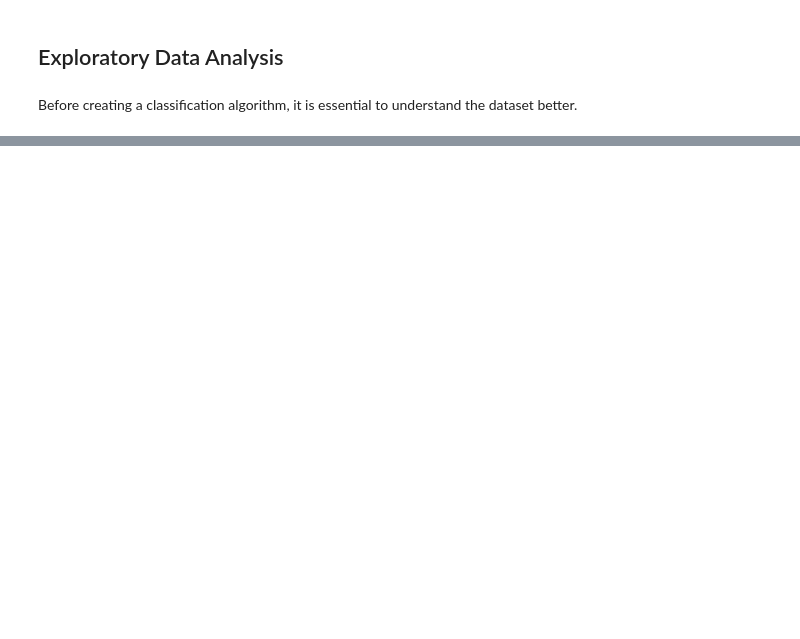
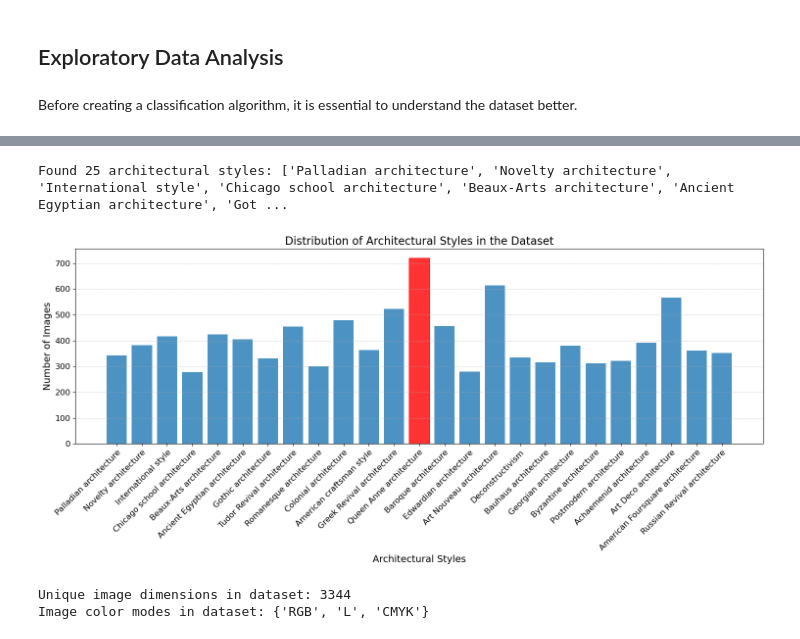
Before and after one commit to AttePiltonen/architectural_classifier, a Jupyter notebook: EDA.ipynb, the cells around one changed output, grey strips where cells are left out. Saved outputs shown, nothing was run; the diff lists cells and outputs as text; code cells hidden in the pictures; blank space fills up the shorter version.

```diff
--- a/EDA.ipynb
+++ b/EDA.ipynb
@@ -20,0 +12,70 @@ Deconstructivism
+# %%
+## Set the path to the dataset
+DATA_PATH = 'architectural-styles-dataset'  # Replace with your dataset path
+
+## Get the list of architectural styles (folders in the directory)
+styles = [folder for folder in os.listdir(DATA_PATH) if not folder.startswith('.')]
+print(f"Found {len(styles)} architectural styles: {styles}")
+# %% [output]
+Found 25 architectural styles: ['Palladian architecture', 'Novelty architecture', 'International style', 'Chicago school architecture', 'Beaux-Arts architecture', 'Ancient Egyptian architecture', 'Got ...
+# %%
+## Check the number of images in each style
+style_counts = {}
+for style in styles:
+    style_counts[style] = len(os.listdir(os.path.join(DATA_PATH, style)))
+# %%
+# Set the figure size and color for the bars
+plt.figure(figsize=(15, 7))
+color = '#1f77b4'
+
+# Plot the data
+bars = plt.bar(style_counts.keys(), style_counts.values(), color=color, alpha=0.8)
+
+# Highlight the bar with the highest value
+max_val = max(style_counts.values())
+bars[np.argmax(list(style_counts.values()))].set_color('red')
+
+# Set labels, title, and add grid
+plt.xlabel('Architectural Styles', fontsize=14)
+plt.ylabel('Number of Images', fontsize=14)
+plt.xticks(rotation=45, ha="right", fontsize=12, rotation_mode='anchor')
+plt.yticks(fontsize=12)
+plt.title('Distribution of Architectural Styles in the Dataset', fontsize=16)
+plt.grid(axis='y', linestyle='--', linewidth=0.5, alpha=0.9)
+
+# Use tight layout to ensure everything fits
+plt.tight_layout()
+
+# Display the graph
+plt.show()
+# %% [output]
+[figure, added]
+# %%
+# Initialize variables
+dimensions = set()
+color_types = set()
+dimension_distribution = {}
+
+# Analyze images
+for style in styles:
+    for image_file in os.listdir(os.path.join(DATA_PATH, style)):
+        if not image_file.startswith('.'):
+            image_path = os.path.join(DATA_PATH, style, image_file)
+            with Image.open(image_path) as img:
+                # Dimensions
+                dimensions.add(img.size)
+
+                # Color type (grayscale or RGB)
+                color_types.add(img.mode)
+
+                # Distribution of dimensions
+                if img.size in dimension_distribution:
+                    dimension_distribution[img.size] += 1
+                else:
+                    dimension_distribution[img.size] = 1
+
+print(f"Unique image dimensions in dataset: {len(dimensions)}")
+print(f"Image color modes in dataset: {color_types}")
+# %% [output]
+Unique image dimensions in dataset: 3344
+Image color modes in dataset: {'RGB', 'L', 'CMYK'}
```
Also changed, not shown: parts of 2 cells of this notebook.
